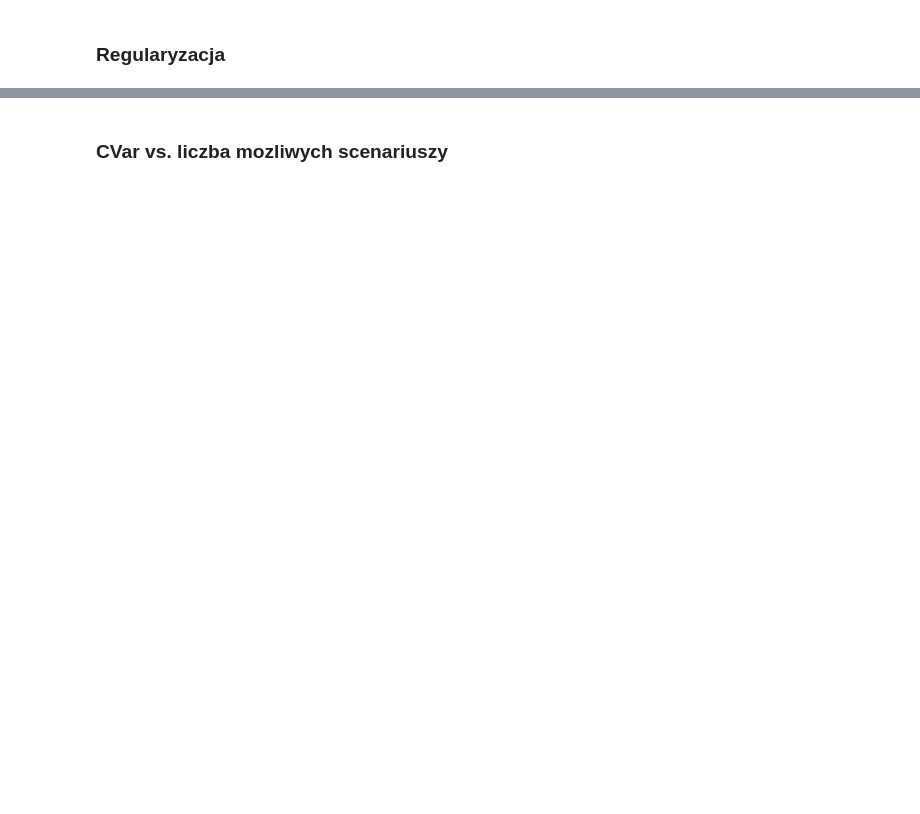
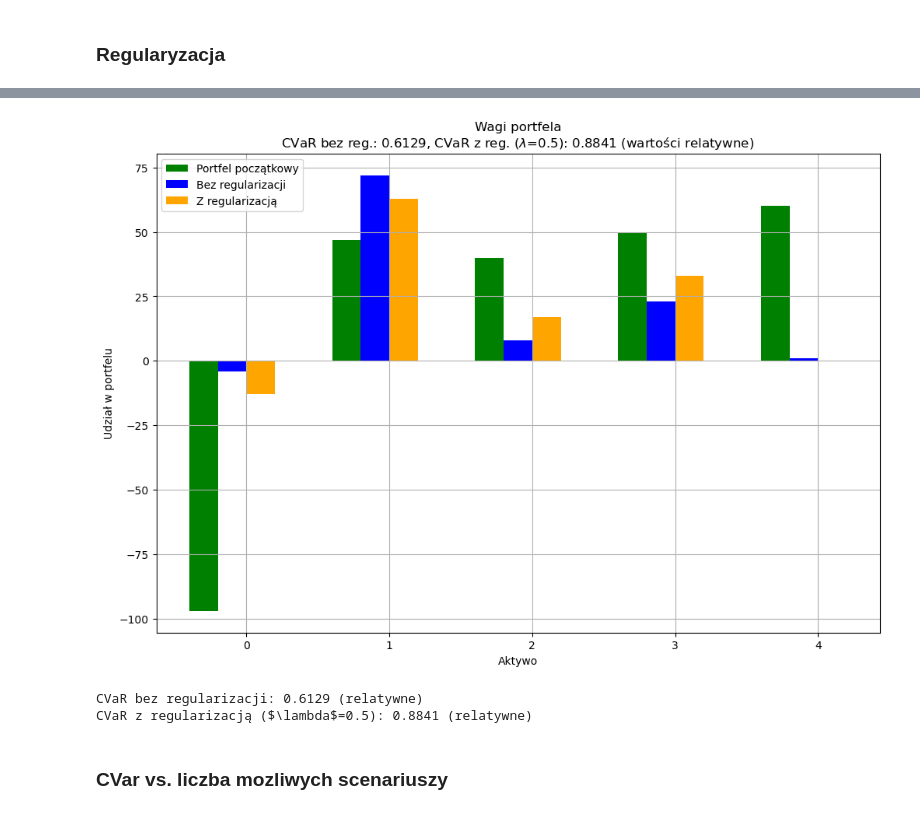
Before and after one commit to krukj/MeanVariancePortfolioMC, a Jupyter notebook: paths_generation.ipynb, the cells around one changed output, grey strips where cells are left out. Saved outputs shown, nothing was run; the diff lists cells and outputs as text; code cells hidden in the pictures; blank space fills up the shorter version.

```diff
--- a/paths_generation.ipynb
+++ b/paths_generation.ipynb
@@ -198,3 +254,22 @@ CVaR without regularization: 4113.91
+# %%
+plot_regularization_weights(T_0=T_0,
+                             T_f=T_f,
+                            max_iter=max_iter,
+                            step_size=step_size,
+                            annealing_rate=annealing_rate,
+                            probabilities=probabilities,
+                            alpha=alpha,
+                            S_0=S_0,
+                            S_T=S_T,
+                            V_0=V_0,
+                            return_rate=return_rate,
+                            regularization_lambda=0.5,
+                            initial_portfolio=np.array([20, 30, 40, 50, 60]),
+                            relative=True)
+# %% [output]
+[figure, added]
+CVaR bez regularizacji: 0.6129 (relatywne)
+CVaR z regularizacją ($\lambda$=0.5): 0.8841 (relatywne)
 # %% [markdown]
 ### CVar vs. liczba mozliwych scenariuszy
 # %%
```
Also changed, not shown: parts of 13 cells of this notebook, 1 other file.
